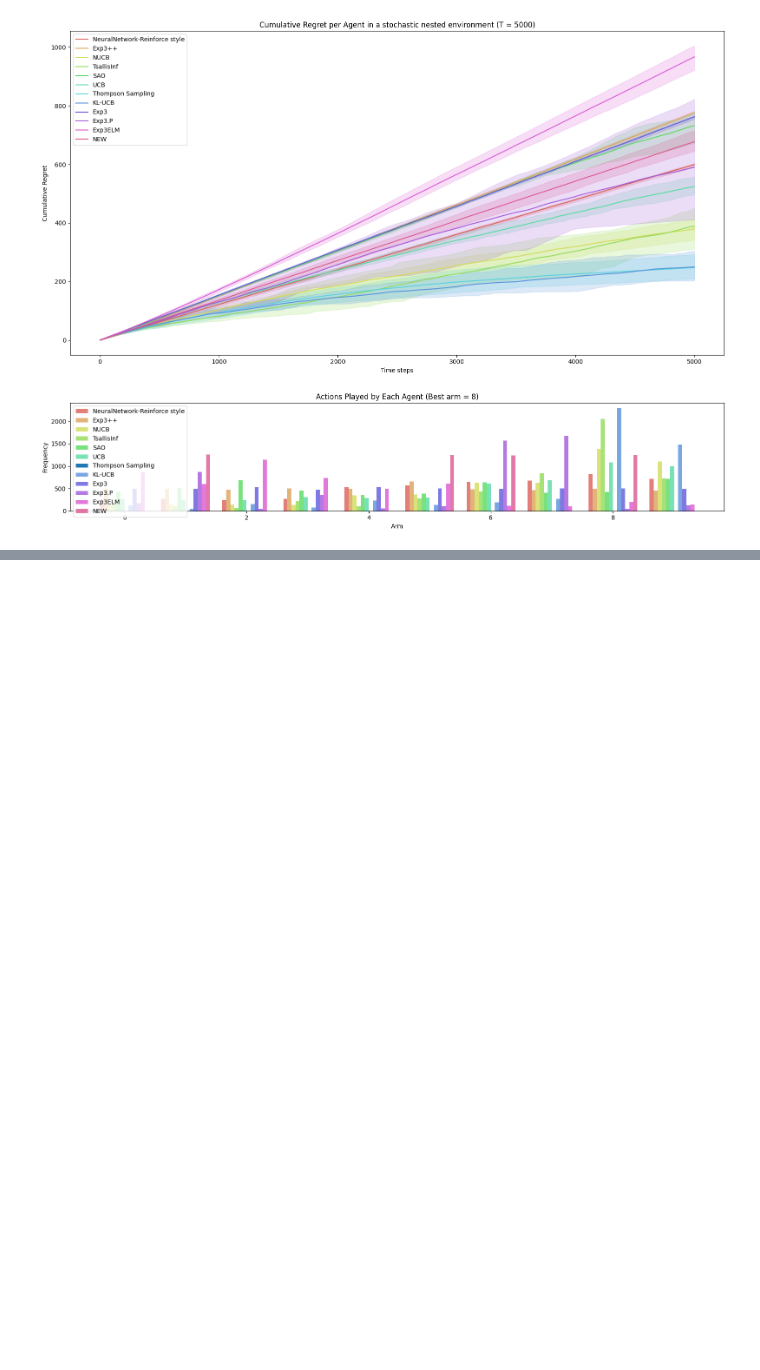
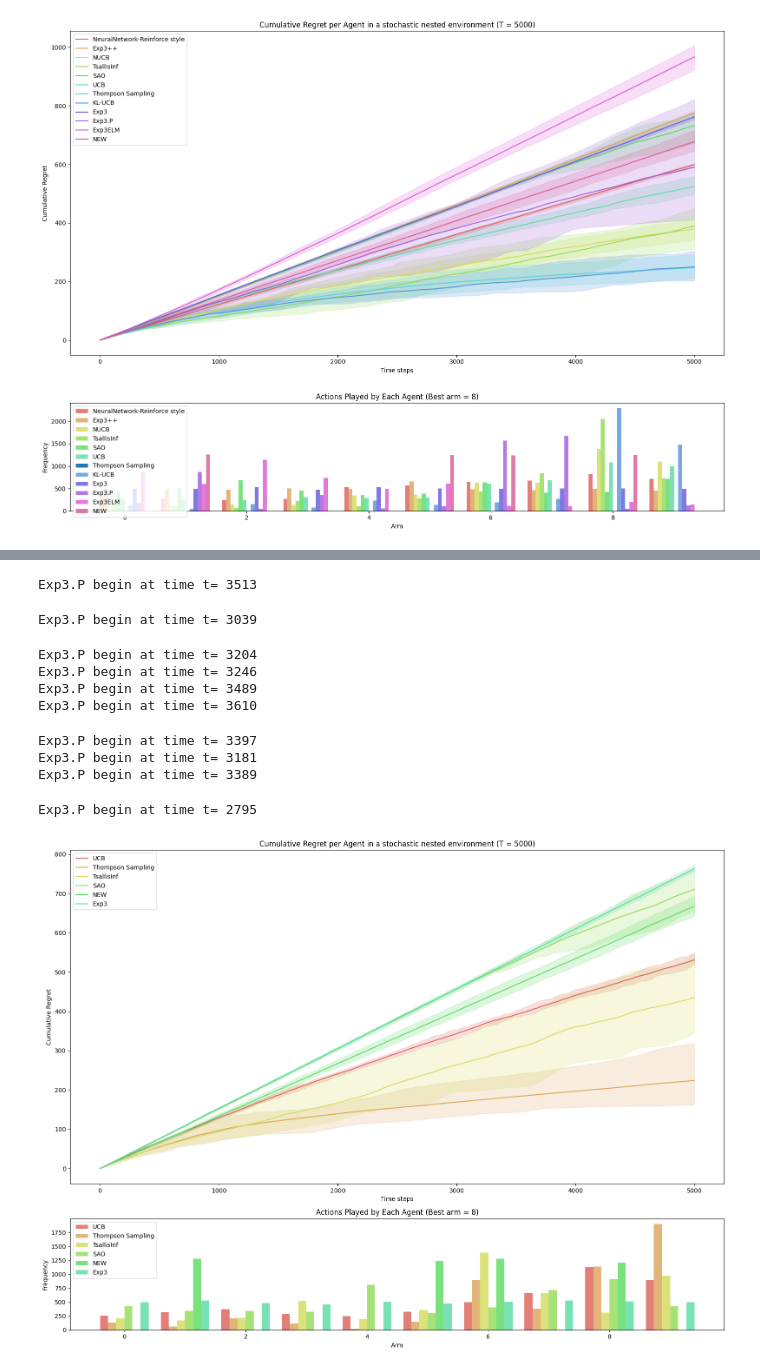
Before and after one commit to AugustinCablant/CRITEO-INTERNSHIP, a Jupyter notebook: MAB_nested_simulations.ipynb, the cells around one changed output, grey strips where cells are left out. Saved outputs shown, nothing was run; the diff lists cells and outputs as text; code cells hidden in the pictures; blank space fills up the shorter version.

```diff
--- a/MAB_nested_simulations.ipynb
+++ b/MAB_nested_simulations.ipynb
@@ -416,6 +416,7 @@ class TS:
             thetas[a] = np.random.beta(a=self.S[a]+1, b=self.F[a]+ 1)
         chosen_arm = np.argmax(thetas)
         self.chosen_arm = chosen_arm
+        self.action_history.append(chosen_arm)
         return chosen_arm
 
 
@@ -1235,0 +1188,25 @@ plot_regret_and_histogram(regrets, agents=[nklucb, ucb, klucb, nucb], env=env, l
+# %%
+env = NestedBanditEnv()
+tree = env.tree
+
+tsallis = TsallisInf(tree, T)
+exp3 = Exp3(tree, T)
+ucb = UCB(tree, T)
+new = NestedExponentialWeights(tree, T)
+ts = TS(tree, T)
+sao = SAO(tree, T)
+
+regrets = experiment(environment=env, agents=[ucb, ts, tsallis, sao, new, exp3], Nmc=10, T=T)
+plot_regret_and_histogram(regrets, agents=[ucb, ts, tsallis, sao, new, exp3], env=env, logscale=False, lb=None, q=10, save_pdf=None, horizon=T)
+# %% [output]
+Exp3.P begin at time t= 3513
+Exp3.P begin at time t= 3039
+Exp3.P begin at time t= 3204
+Exp3.P begin at time t= 3246
+Exp3.P begin at time t= 3489
+Exp3.P begin at time t= 3610
+Exp3.P begin at time t= 3397
+Exp3.P begin at time t= 3181
+Exp3.P begin at time t= 3389
+Exp3.P begin at time t= 2795
+[figure, added]
```
Also changed, not shown: parts of 3 cells of this notebook, 7 other files.
